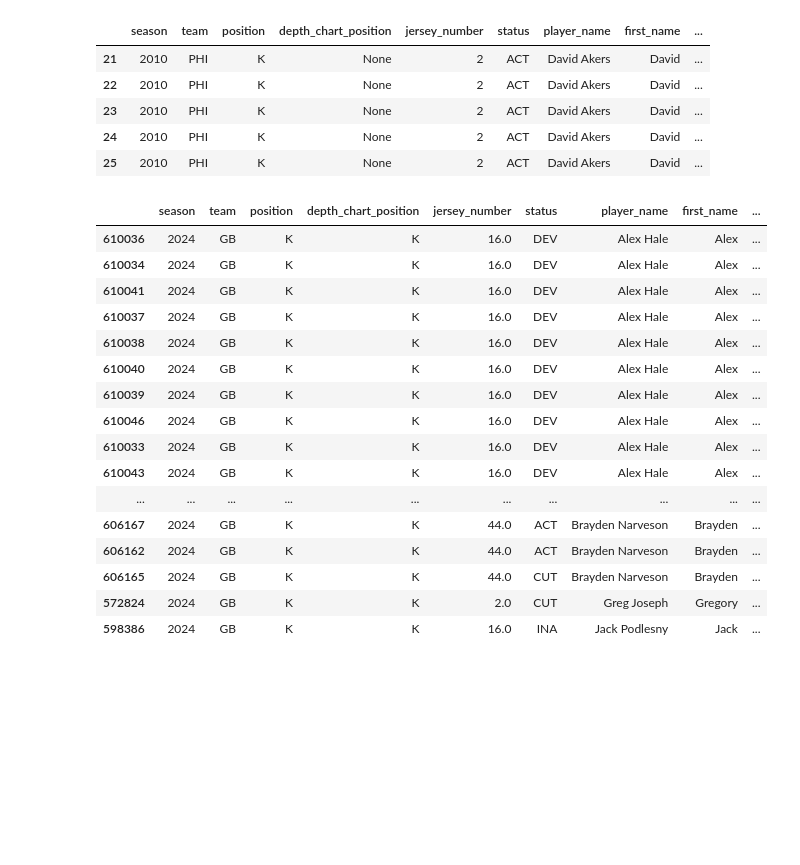
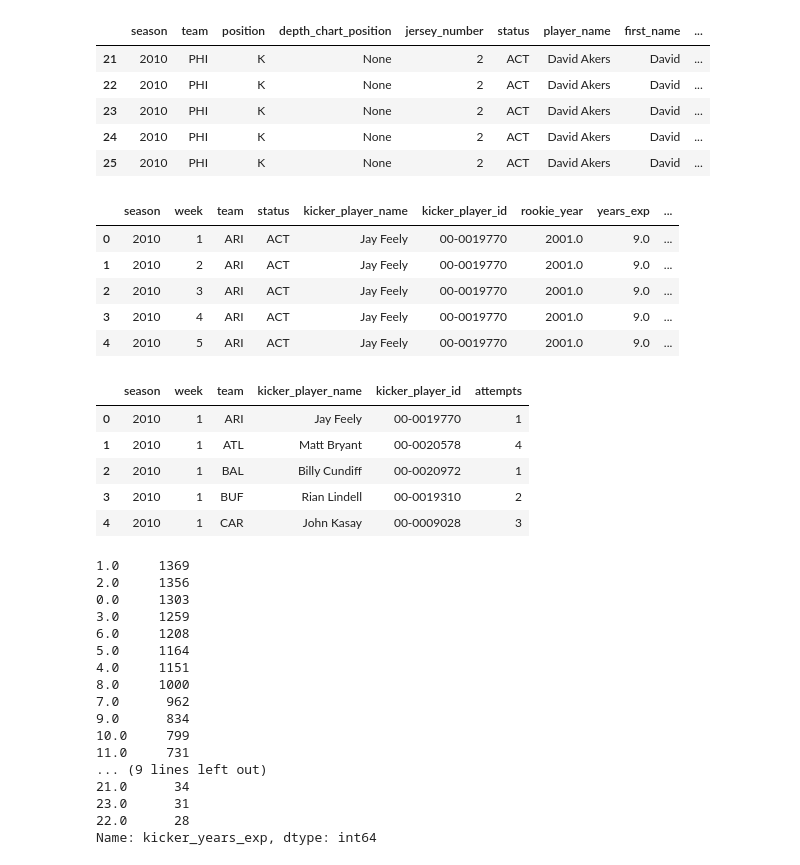
Before and after one commit to lneuendorf/nfl-field-goal-model, a Jupyter notebook: process/5_analysis.ipynb, the cells around one changed output. Drawn from its saved outputs; the diff is of its cells as text; code cells hidden in the pictures; blank space fills up the shorter version.

```diff
--- a/process/5_analysis.ipynb
+++ b/process/5_analysis.ipynb
@@ -155,23 +120,41 @@ Total rows: 610,092
 | 23 | 2010 | PHI | K | None | 2 | ACT | David Akers | David | ... |
 | 24 | 2010 | PHI | K | None | 2 | ACT | David Akers | David | ... |
 | 25 | 2010 | PHI | K | None | 2 | ACT | David Akers | David | ... |
-# %%
-weekly_rosters.query('season==2024 and team=="GB"').sort_values(['player_name', 'week'])
-# %% [output]
-|  | season | team | position | depth_chart_position | jersey_number | status | player_name | first_name | ... |
-| 610036 | 2024 | GB | K | K | 16.0 | DEV | Alex Hale | Alex | ... |
-| 610034 | 2024 | GB | K | K | 16.0 | DEV | Alex Hale | Alex | ... |
-| 610041 | 2024 | GB | K | K | 16.0 | DEV | Alex Hale | Alex | ... |
-| 610037 | 2024 | GB | K | K | 16.0 | DEV | Alex Hale | Alex | ... |
-| 610038 | 2024 | GB | K | K | 16.0 | DEV | Alex Hale | Alex | ... |
-| 610040 | 2024 | GB | K | K | 16.0 | DEV | Alex Hale | Alex | ... |
-| 610039 | 2024 | GB | K | K | 16.0 | DEV | Alex Hale | Alex | ... |
-| 610046 | 2024 | GB | K | K | 16.0 | DEV | Alex Hale | Alex | ... |
-| 610033 | 2024 | GB | K | K | 16.0 | DEV | Alex Hale | Alex | ... |
-| 610043 | 2024 | GB | K | K | 16.0 | DEV | Alex Hale | Alex | ... |
-| ... | ... | ... | ... | ... | ... | ... | ... | ... | ... |
-| 606167 | 2024 | GB | K | K | 44.0 | ACT | Brayden Narveson | Brayden | ... |
-| 606162 | 2024 | GB | K | K | 44.0 | ACT | Brayden Narveson | Brayden | ... |
-| 606165 | 2024 | GB | K | K | 44.0 | CUT | Brayden Narveson | Brayden | ... |
-| 572824 | 2024 | GB | K | K | 2.0 | CUT | Greg Joseph | Gregory | ... |
-| 598386 | 2024 | GB | K | K | 16.0 | INA | Jack Podlesny | Jack | ... |
+# %%
+active_weekly_kickers.head()
+# %% [output]
+|  | season | week | team | status | kicker_player_name | kicker_player_id | rookie_year | years_exp | ... |
+| 0 | 2010 | 1 | ARI | ACT | Jay Feely | 00-0019770 | 2001.0 | 9.0 | ... |
+| 1 | 2010 | 2 | ARI | ACT | Jay Feely | 00-0019770 | 2001.0 | 9.0 | ... |
+| 2 | 2010 | 3 | ARI | ACT | Jay Feely | 00-0019770 | 2001.0 | 9.0 | ... |
+| 3 | 2010 | 4 | ARI | ACT | Jay Feely | 00-0019770 | 2001.0 | 9.0 | ... |
+| 4 | 2010 | 5 | ARI | ACT | Jay Feely | 00-0019770 | 2001.0 | 9.0 | ... |
+# %%
+weekly_kick_attempts.head()
+# %% [output]
+|  | season | week | team | kicker_player_name | kicker_player_id | attempts |
+| 0 | 2010 | 1 | ARI | Jay Feely | 00-0019770 | 1 |
+| 1 | 2010 | 1 | ATL | Matt Bryant | 00-0020578 | 4 |
+| 2 | 2010 | 1 | BAL | Billy Cundiff | 00-0020972 | 1 |
+| 3 | 2010 | 1 | BUF | Rian Lindell | 00-0019310 | 2 |
+| 4 | 2010 | 1 | CAR | John Kasay | 00-0009028 | 3 |
+# %%
+fg_attempts.kicker_years_exp.value_counts()
+# %% [output]
+1.0     1369
+2.0     1356
+0.0     1303
+3.0     1259
+6.0     1208
+5.0     1164
+4.0     1151
+8.0     1000
+7.0      962
+9.0      834
+10.0     799
+11.0     731
+... (9 lines left out)
+21.0      34
+23.0      31
+22.0      28
+Name: kicker_years_exp, dtype: int64
```
Also changed, not shown: parts of 26 cells of this notebook, 1 other file.
